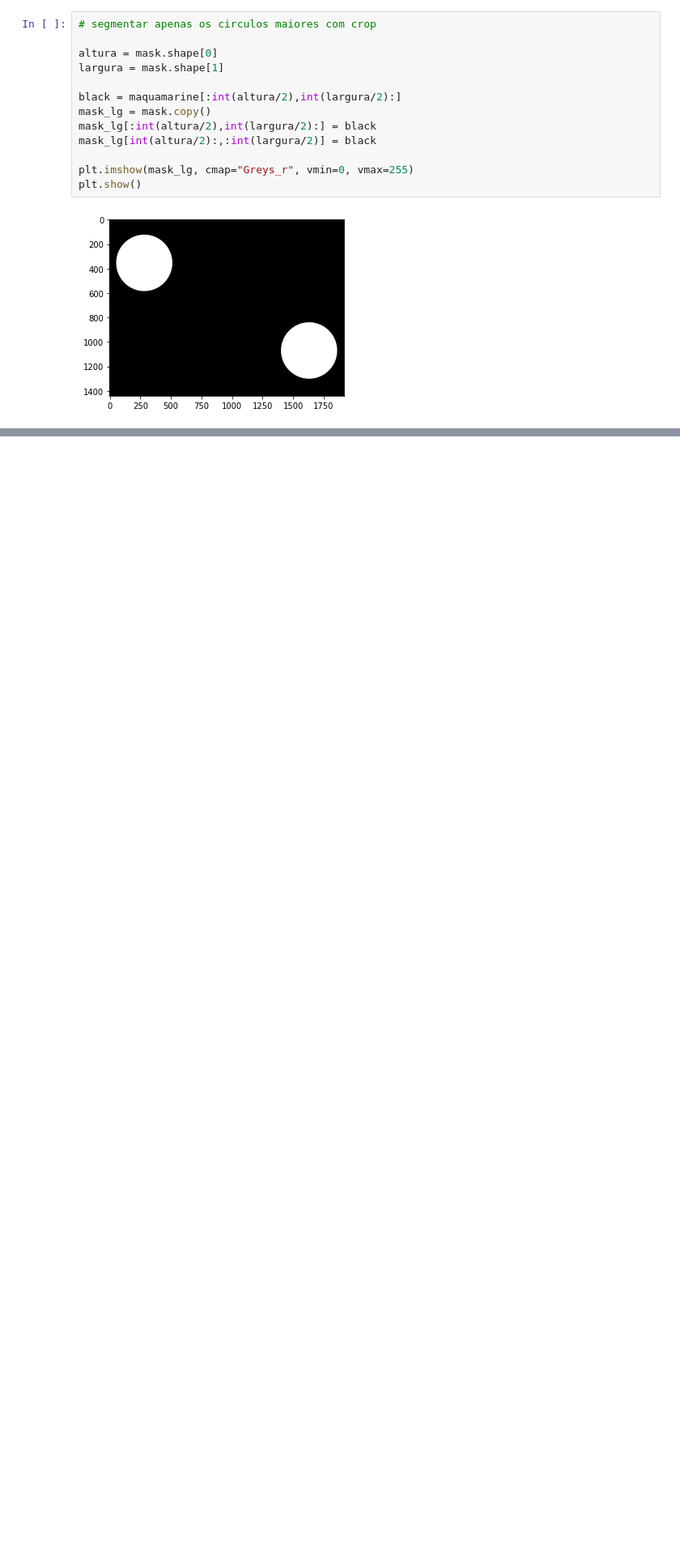
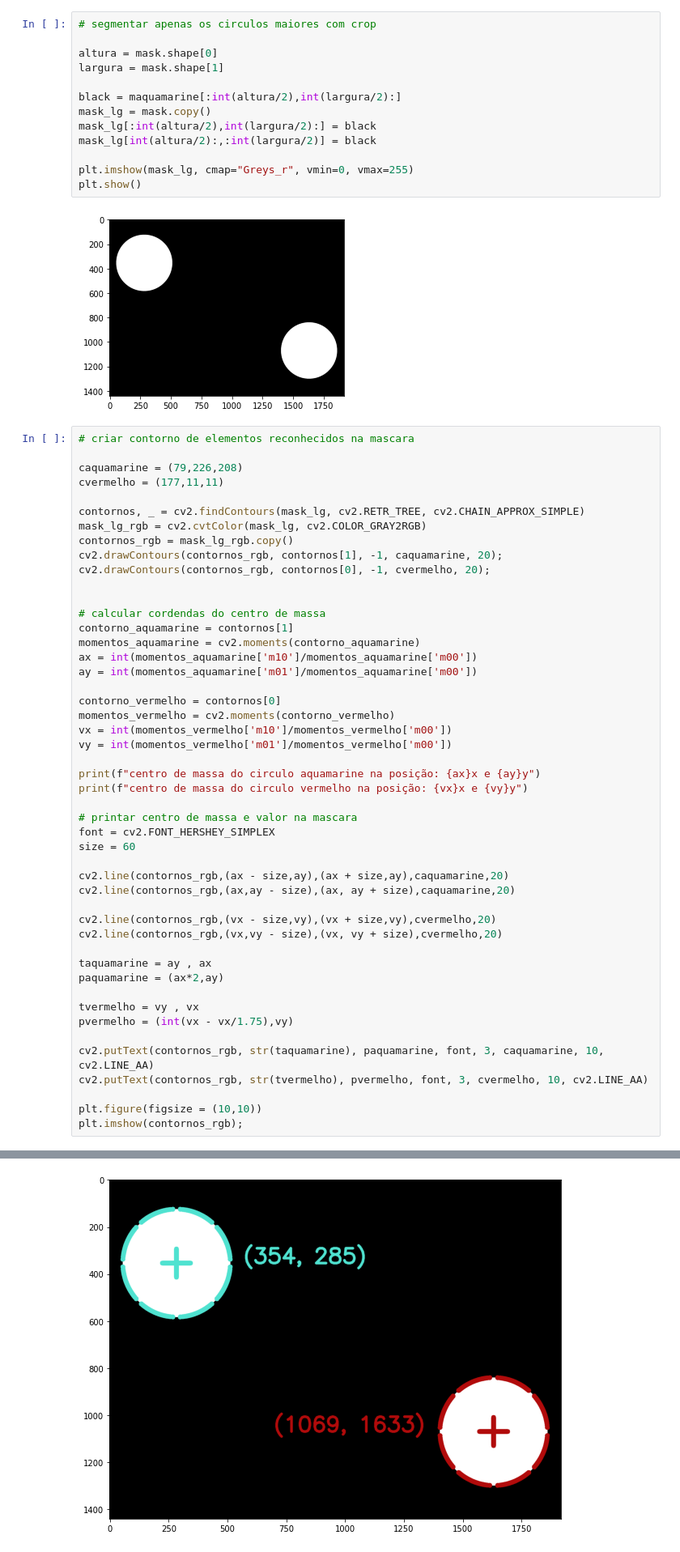
Before and after one commit to daniloboccomino/hsv-colorspace, a Jupyter notebook: nac5.ipynb, the cells around one changed output, grey strips where cells are left out. Shown at 81% size. Saved outputs shown, nothing was run; the diff lists cells and outputs as text; blank space fills up the shorter version.

Commit message:
exibe na mascara o centro de massa e area

```diff
--- a/nac5.ipynb
+++ b/nac5.ipynb
@@ -64,3 +68,52 @@ plt.imshow(mask_lg, cmap="Greys_r", vmin=0, vmax=255)
 plt.show()
 # %% [output]
 [figure]
+# %%
+# criar contorno de elementos reconhecidos na mascara
+
+caquamarine = (79,226,208)
+cvermelho = (177,11,11)
+
+contornos, _ = cv2.findContours(mask_lg, cv2.RETR_TREE, cv2.CHAIN_APPROX_SIMPLE)
+mask_lg_rgb = cv2.cvtColor(mask_lg, cv2.COLOR_GRAY2RGB)
+contornos_rgb = mask_lg_rgb.copy()
+cv2.drawContours(contornos_rgb, contornos[1], -1, caquamarine, 20);
+cv2.drawContours(contornos_rgb, contornos[0], -1, cvermelho, 20);
+
+
+# calcular cordendas do centro de massa
+contorno_aquamarine = contornos[1]
+momentos_aquamarine = cv2.moments(contorno_aquamarine)
+ax = int(momentos_aquamarine['m10']/momentos_aquamarine['m00'])
+ay = int(momentos_aquamarine['m01']/momentos_aquamarine['m00'])
+
+contorno_vermelho = contornos[0]
+momentos_vermelho = cv2.moments(contorno_vermelho)
+vx = int(momentos_vermelho['m10']/momentos_vermelho['m00'])
+vy = int(momentos_vermelho['m01']/momentos_vermelho['m00'])
+
+print(f"centro de massa do circulo aquamarine na posição: {ax}x e {ay}y")
+print(f"centro de massa do circulo vermelho na posição: {vx}x e {vy}y")
+
+# printar centro de massa e valor na mascara
+font = cv2.FONT_HERSHEY_SIMPLEX
+size = 60
+
+cv2.line(contornos_rgb,(ax - size,ay),(ax + size,ay),caquamarine,20)
+cv2.line(contornos_rgb,(ax,ay - size),(ax, ay + size),caquamarine,20)
+
+cv2.line(contornos_rgb,(vx - size,vy),(vx + size,vy),cvermelho,20)
+cv2.line(contornos_rgb,(vx,vy - size),(vx, vy + size),cvermelho,20)
+
+taquamarine = ay , ax
+paquamarine = (ax*2,ay)
+
+tvermelho = vy , vx
+pvermelho = (int(vx - vx/1.75),vy)
+
+cv2.putText(contornos_rgb, str(taquamarine), paquamarine, font, 3, caquamarine, 10, cv2.LINE_AA)
+cv2.putText(contornos_rgb, str(tvermelho), pvermelho, font, 3, cvermelho, 10, cv2.LINE_AA)
+
+plt.figure(figsize = (10,10))
+plt.imshow(contornos_rgb);
+# %% [output]
@@ -66,0 +122 @@ plt.show()
+[figure, added]
```
Also changed, not shown: parts of 2 cells of this notebook.
